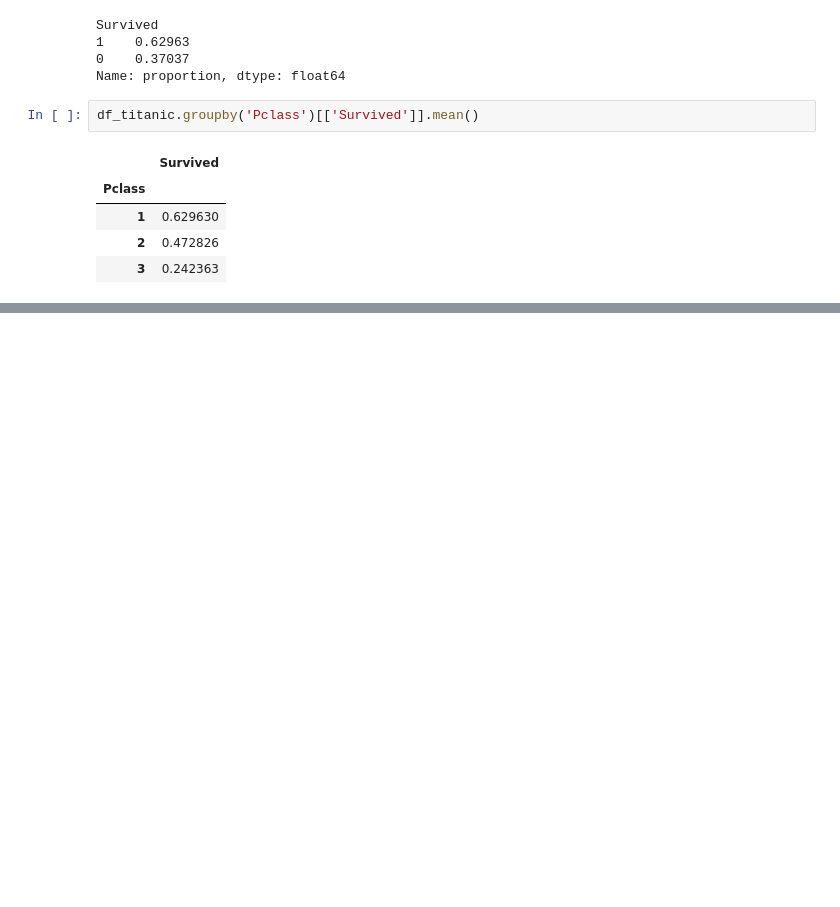
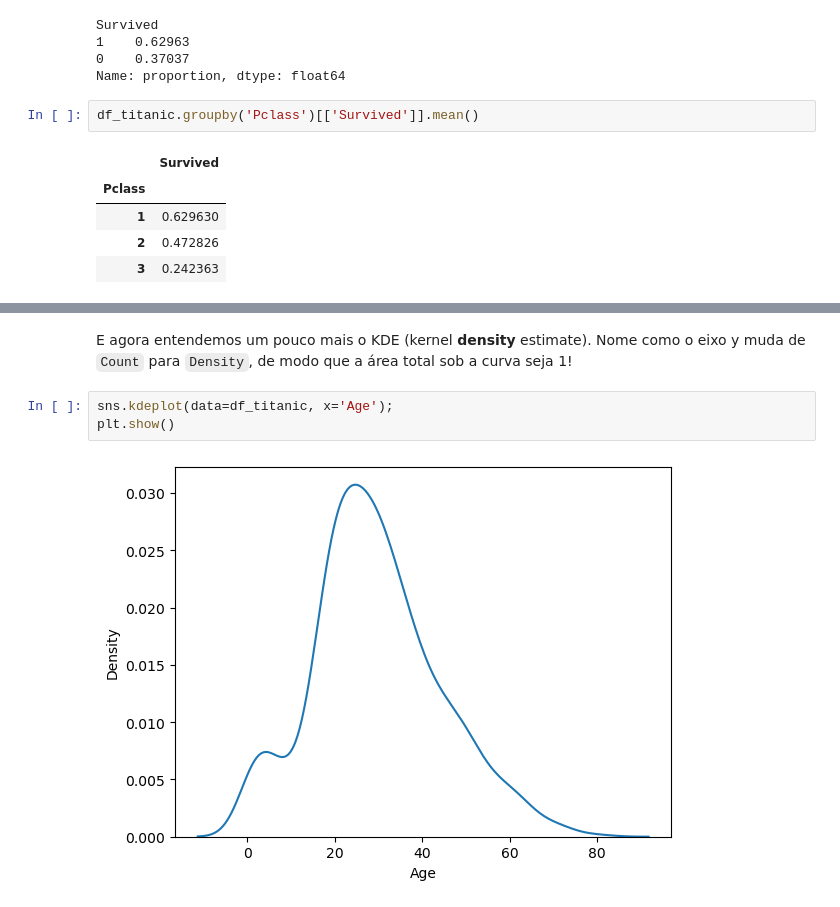
Before and after one commit to 1998-sys/Estudo, a Jupyter notebook: estatistica_descritivaI.ipynb, the cells around one changed output, grey strips where cells are left out. Cells and saved outputs as stored; diff of their text form; blank space fills up the shorter version.

```diff
--- a/estatistica_descritivaI.ipynb
+++ b/estatistica_descritivaI.ipynb
@@ -330,0 +362,7 @@ df_titanic.groupby('Pclass')[['Survived']].mean()
+# %% [markdown]
+E agora entendemos um pouco mais o KDE (kernel **density** estimate). Nome como o eixo y muda de `Count` para `Density`, de modo que a área total sob a curva seja 1!
+# %%
+sns.kdeplot(data=df_titanic, x='Age');
+plt.show()
+# %% [output]
+[figure, added]
```
Also changed, not shown: parts of 15 cells of this notebook.
